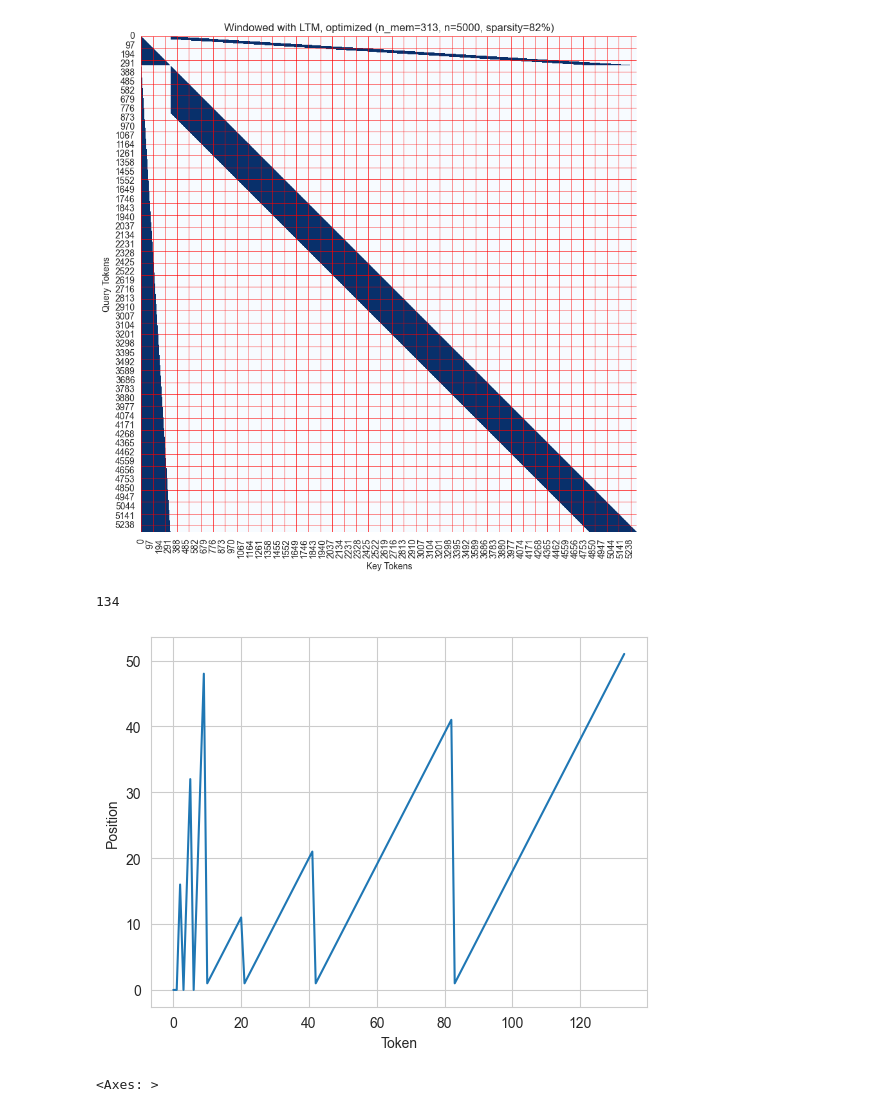
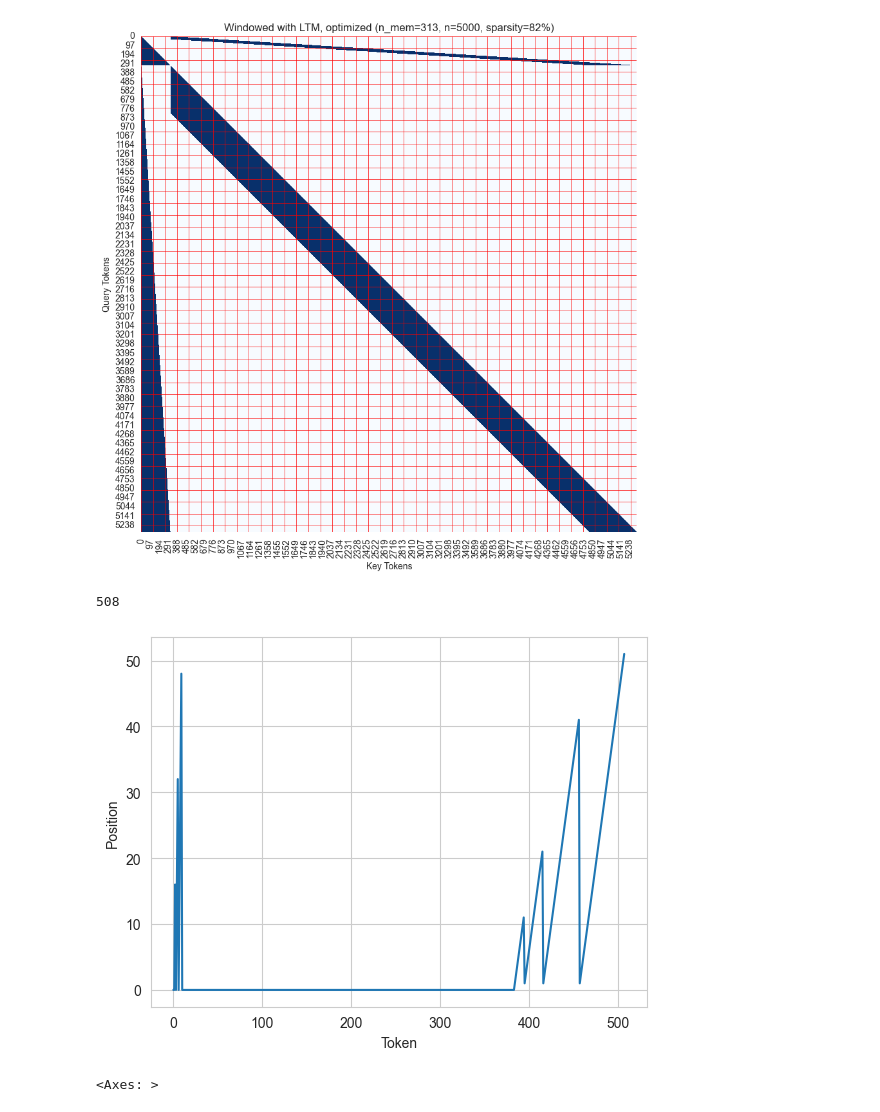
Before and after one commit to ViktorooReps/mem-llm, a Jupyter notebook: notebooks/visualize_attn_pattern.ipynb, the cells around one changed output. Cells and saved outputs as stored; diff of their text form; code cells hidden in the pictures.

```diff
--- a/notebooks/visualize_attn_pattern.ipynb
+++ b/notebooks/visualize_attn_pattern.ipynb
@@ -316,37 +316,38 @@ def visualize_mask(mask: BlockMask, n_q: int, n_kv: int, title="", block_size=4,
     plt.ylabel("Query Tokens")
     plt.show()
 
 
 eos_token = 1
 fill_token = 0
 tokens = torch.concat([
     torch.full((10,), fill_token),
     torch.tensor([eos_token]),
     torch.full((20,), fill_token),
     torch.tensor([eos_token]),
     torch.full((40,), fill_token),
     torch.tensor([eos_token]),
     torch.full((50,), fill_token),
     torch.tensor([eos_token]),
 ])
 
 
-block_mask, mem_block_mask, n_mem, full_positions = create_mem_block_masks(
+block_mask, n_mem, full_positions = create_mem_block_masks(
     tokens,
     eos_token=eos_token,
     mem_freq=16,
     local_window=1024,
     global_window=3092,
-    do_compile=False
+    do_compile=False,
+    pad_memory=True
 )
 
 sns.lineplot(full_positions)
 plt.xlabel('Token')
 plt.ylabel('Position')
 len(full_positions)
 # %% [output]
-134
+508
-[figure, old version]
+[figure, new version]
 # %%
 sns.heatmap(
     block_mask.to_dense().squeeze(),
```
Also changed, not shown: parts of 4 cells of this notebook, 1 other file.
